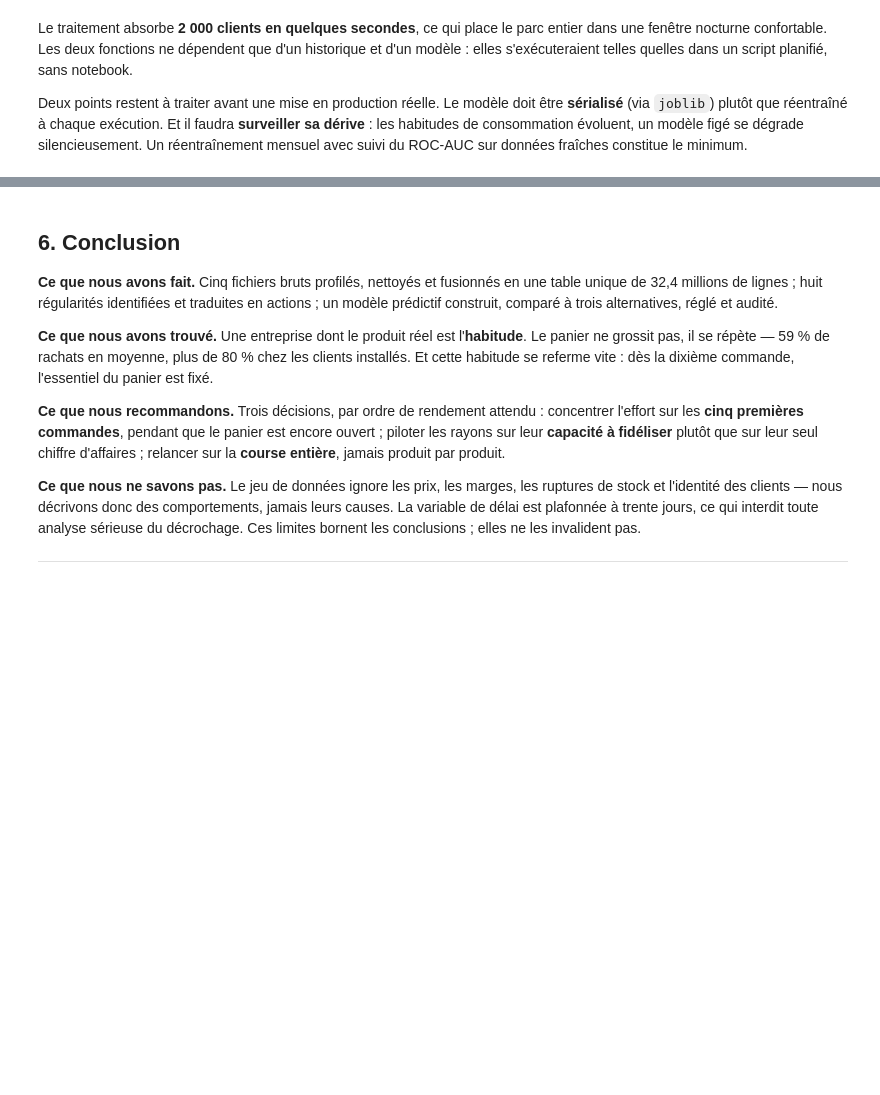
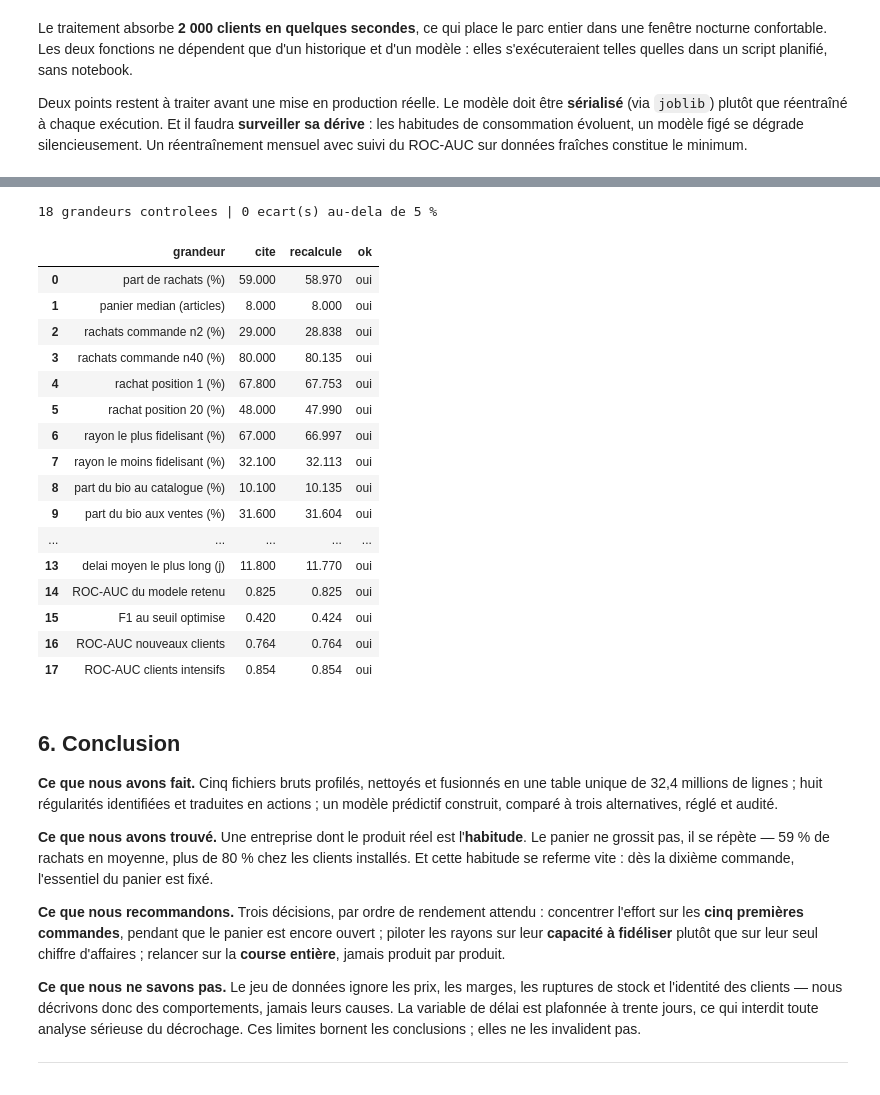
Before and after one commit to Nyomix-V/joja-data-analysis, a Jupyter notebook: 02_projet/analyse.ipynb, the cells around one changed output, grey strips where cells are left out. Cells and saved outputs as stored; diff of their text form; code cells hidden in the pictures; blank space fills up the shorter version.

```diff
--- a/02_projet/analyse.ipynb
+++ b/02_projet/analyse.ipynb
@@ -1097,3 +1165,54 @@ fraîches constitue le minimum.
+# %%
+# Chaque ligne : (ce que le texte affirme, ce que les donnees disent, tolerance)
+verif = []
+
+def controle(libelle, cite, calcule, tol=0.05):
+    ok = abs(cite - calcule) <= tol * max(abs(calcule), 1e-9)
+    verif.append({"grandeur": libelle, "cite": cite,
+                  "recalcule": round(float(calcule), 3), "ok": "oui" if ok else "NON"})
+
+controle("part de rachats (%)",            59.0,  df.reordered.mean()*100)
+controle("panier median (articles)",        8.0,  df.groupby("order_id").size().median())
+controle("rachats commande n2 (%)",        29.0,  mat.loc[2, "reachat"]*100)
+controle("rachats commande n40 (%)",       80.0,  mat.loc[40, "reachat"]*100)
+controle("rachat position 1 (%)",          67.8,  pos.loc[1, "reachat"]*100)
+controle("rachat position 20 (%)",         48.0,  pos.loc[20, "reachat"]*100)
+controle("rayon le plus fidelisant (%)",   67.0,  ray.reachat.max()*100)
+controle("rayon le moins fidelisant (%)",  32.1,  ray.reachat.min()*100)
+controle("part du bio au catalogue (%)",   10.1,  part_cat*100)
+controle("part du bio aux ventes (%)",     31.6,  part_vte*100)
+controle("panier median dimanche",          9.0,  pan.loc[pan.order_dow == 0, "taille"].median())
+controle("panier median mercredi",          8.0,  pan.loc[pan.order_dow == 3, "taille"].median())
+controle("delai moyen le plus court (j)",   9.0,  cad.moyenne.min())
+controle("delai moyen le plus long (j)",   11.8,  cad.moyenne.max())
+controle("ROC-AUC du modele retenu",       0.825, resultats.loc["Gradient boosting", "ROC-AUC"])
+controle("F1 au seuil optimise",           0.42,  f1_score(te.y, (p_test >= meilleur).astype(int)))
+controle("ROC-AUC nouveaux clients",       0.764, eq.loc["nouveau (<8 cmd)", "ROC-AUC"])
+controle("ROC-AUC clients intensifs",      0.854, eq.loc["intensif (>30)", "ROC-AUC"])
+
+controles = pd.DataFrame(verif)
+ecarts = (controles.ok == "NON").sum()
+print(f"{len(controles)} grandeurs controlees | {ecarts} ecart(s) au-dela de 5 %")
+controles
+# %% [output]
+18 grandeurs controlees | 0 ecart(s) au-dela de 5 %
+|  | grandeur | cite | recalcule | ok |
+| 0 | part de rachats (%) | 59.000 | 58.970 | oui |
+| 1 | panier median (articles) | 8.000 | 8.000 | oui |
+| 2 | rachats commande n2 (%) | 29.000 | 28.838 | oui |
+| 3 | rachats commande n40 (%) | 80.000 | 80.135 | oui |
+| 4 | rachat position 1 (%) | 67.800 | 67.753 | oui |
+| 5 | rachat position 20 (%) | 48.000 | 47.990 | oui |
+| 6 | rayon le plus fidelisant (%) | 67.000 | 66.997 | oui |
+| 7 | rayon le moins fidelisant (%) | 32.100 | 32.113 | oui |
+| 8 | part du bio au catalogue (%) | 10.100 | 10.135 | oui |
+| 9 | part du bio aux ventes (%) | 31.600 | 31.604 | oui |
+| ... | ... | ... | ... | ... |
+| 13 | delai moyen le plus long (j) | 11.800 | 11.770 | oui |
+| 14 | ROC-AUC du modele retenu | 0.825 | 0.825 | oui |
+| 15 | F1 au seuil optimise | 0.420 | 0.424 | oui |
+| 16 | ROC-AUC nouveaux clients | 0.764 | 0.764 | oui |
+| 17 | ROC-AUC clients intensifs | 0.854 | 0.854 | oui |
 # %% [markdown]
 ## 6. Conclusion
 
```
Also changed, not shown: parts of 17 cells of this notebook, 3 other files.
